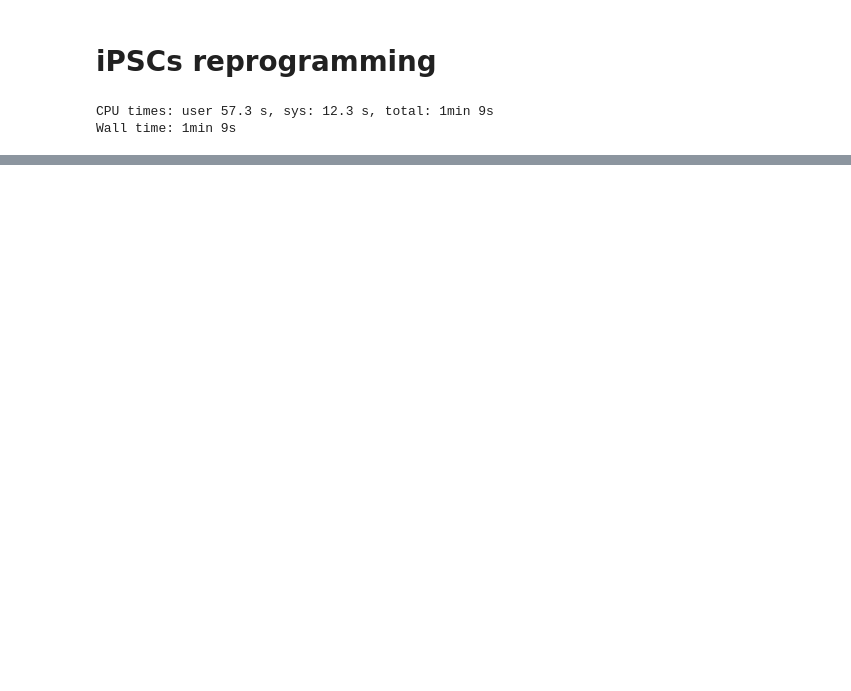
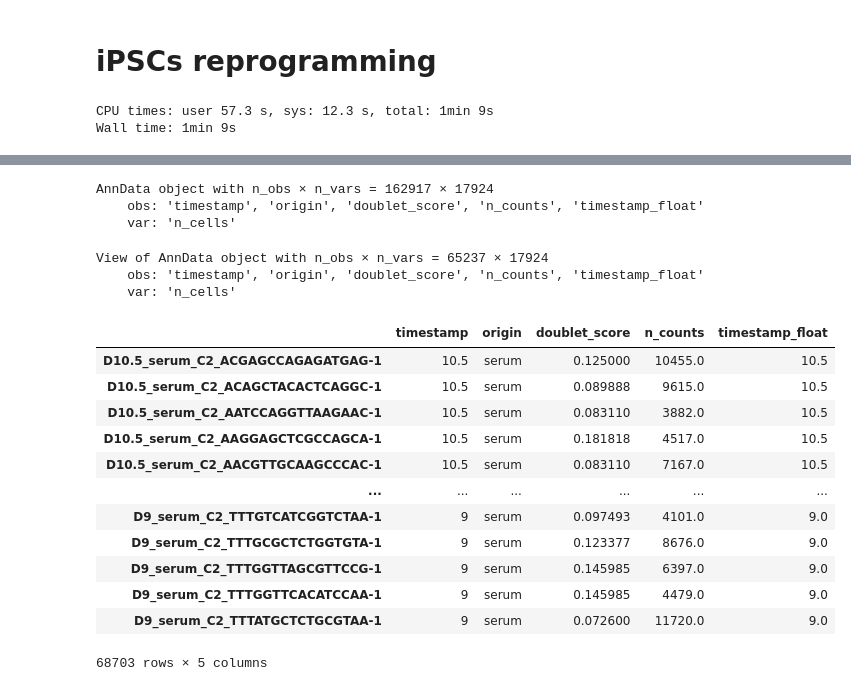
Before and after one commit to TabakaLab/ocelli, a Jupyter notebook: docs/source/notebooks/cell-reprogramming.ipynb, the cells around one changed output, grey strips where cells are left out. Saved outputs shown, nothing was run; the diff lists cells and outputs as text; code cells hidden in the pictures; blank space fills up the shorter version.

```diff
--- a/docs/source/notebooks/cell-reprogramming.ipynb
+++ b/docs/source/notebooks/cell-reprogramming.ipynb
@@ -104,0 +127,9 @@ adata.write(join(output_folder, 'R5.h5ad'))
+# %%
+l = list()
+for t in adata.obs['timestamp']:
+    try:
+        l.append(float(t))
+    except:
+        l.append(20.)
+
+adata.obs['timestamp_float'] = l
@@ -104,0 +189,55 @@ adata.write(join(output_folder, 'R5.h5ad'))
+# %%
+adata = anndata.read_h5ad(join(output_folder, 'R1.h5ad'))
+# %%
+l = list()
+for t in adata.obs['timestamp']:
+    try:
+        l.append(float(t))
+    except:
+        l.append(20.)
+
+adata.obs['timestamp_float'] = l
+# %%
+adata
+# %% [output]
+AnnData object with n_obs × n_vars = 162917 × 17924
+    obs: 'timestamp', 'origin', 'doublet_score', 'n_counts', 'timestamp_float'
+    var: 'n_cells'
+# %%
+c = adata[adata.obs['timestamp_float'] < 20]
+c = c[c.obs['timestamp_float'] > 8]
+c
+# %% [output]
+View of AnnData object with n_obs × n_vars = 65237 × 17924
+    obs: 'timestamp', 'origin', 'doublet_score', 'n_counts', 'timestamp_float'
+    var: 'n_cells'
+# %%
+adata = anndata.read_h5ad(join(output_folder, 'R1.h5ad'))
+
+l = list()
+for t in adata.obs['timestamp']:
+    try:
+        l.append(float(t))
+    except:
+        l.append(20.)
+
+adata.obs['timestamp_float'] = l
+
+adata = adata[adata.obs['timestamp_float'] < 20]
+adata = adata[adata.obs['timestamp_float'] >= 8]
+# %%
+adata.obs
+# %% [output]
+|  | timestamp | origin | doublet_score | n_counts | timestamp_float |
+| D10.5_serum_C2_ACGAGCCAGAGATGAG-1 | 10.5 | serum | 0.125000 | 10455.0 | 10.5 |
+| D10.5_serum_C2_ACAGCTACACTCAGGC-1 | 10.5 | serum | 0.089888 | 9615.0 | 10.5 |
+| D10.5_serum_C2_AATCCAGGTTAAGAAC-1 | 10.5 | serum | 0.083110 | 3882.0 | 10.5 |
+| D10.5_serum_C2_AAGGAGCTCGCCAGCA-1 | 10.5 | serum | 0.181818 | 4517.0 | 10.5 |
+| D10.5_serum_C2_AACGTTGCAAGCCCAC-1 | 10.5 | serum | 0.083110 | 7167.0 | 10.5 |
+| ... | ... | ... | ... | ... | ... |
+| D9_serum_C2_TTTGTCATCGGTCTAA-1 | 9 | serum | 0.097493 | 4101.0 | 9.0 |
+| D9_serum_C2_TTTGCGCTCTGGTGTA-1 | 9 | serum | 0.123377 | 8676.0 | 9.0 |
+| D9_serum_C2_TTTGGTTAGCGTTCCG-1 | 9 | serum | 0.145985 | 6397.0 | 9.0 |
+| D9_serum_C2_TTTGGTTCACATCCAA-1 | 9 | serum | 0.145985 | 4479.0 | 9.0 |
+| D9_serum_C2_TTTATGCTCTGCGTAA-1 | 9 | serum | 0.072600 | 11720.0 | 9.0 |
+68703 rows × 5 columns
```
Also changed, not shown: parts of 13 cells of this notebook, 13 other files.
